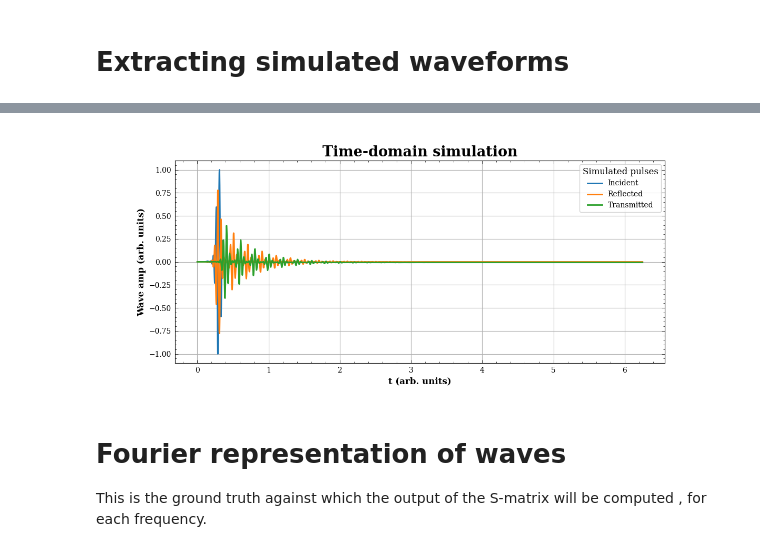
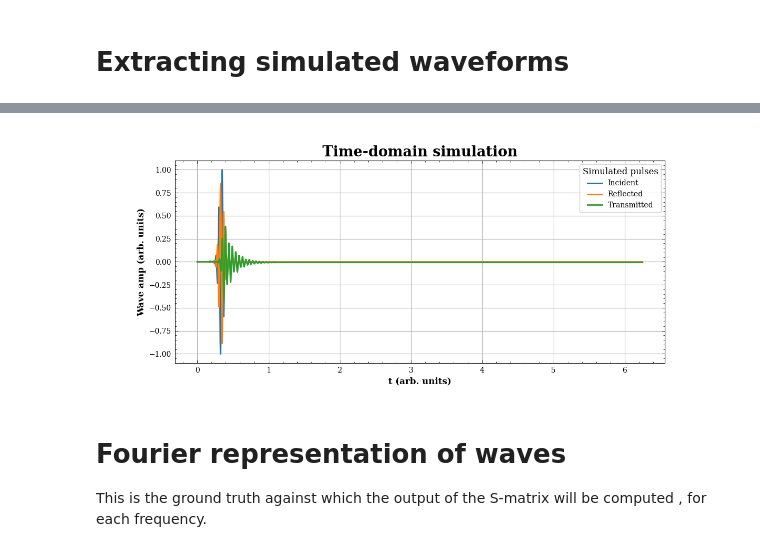
Before and after one commit to feasible-io/smaddali-utils, a Jupyter notebook: scattering/smatrix.ipynb, the cells around one changed output, grey strips where cells are left out. Drawn from its saved outputs; the diff is of its cells as text; code cells hidden in the pictures.

```diff
--- a/scattering/smatrix.ipynb
+++ b/scattering/smatrix.ipynb
@@ -21,6 +61,6 @@ import smatrix as smat
 # %%
 num_grid_points = 8000
-stack_thickness = 0.1
+stack_thickness = 0.025
 num_steps = 100000
 
 # pulse details
@@ -79,6 +120,7 @@ with plt.style.context( '~/Templates/custom.mplstyle' ):
     plt.grid()
     plt.legend( title='Simulated measurements' )
     plt.title( 'Wave simulation - free space' )
+    plt.show()
 
-incident_wave = waves[0]
+incident_wave = np.array( waves[0] )
 # %% [output]
@@ -88,6 +130,13 @@ incident_wave = waves[0]
 # %%
-stack_materials = [ [ 1. ]*2, [ 8., 1. ], [ 1. ]*2 ]
-stack_layers = [ 'air', 'block', 'air' ]
+# one-layer stack
+stack_materials = [ [ 1, 1 ], [ 8., 1. ],  [ 8., 1. ], [ 1, 1 ] ]
+stack_layers = [ 'air', 'block1', 'block2', 'air' ]
+
+# # two-layer stack
+# stack_materials = [ [ 1, 1 ], [ 2., 0.75 ], [ 3., 2. ], [ 1, 1 ] ]
+# stack_layers = [ 'air', 'block1', 'block2', 'air' ]
+
+
 interface_locations = list( np.linspace( -stack_thickness/2, stack_thickness/2, len( stack_layers )-1 ) )
 interface_locations.insert( 0, -0.5 )
 interface_locations.append( 0.5 )
@@ -101,6 +150,7 @@ for l, m, left, right in zip( stack_layers, stack_materials, interface_locations
 
 sim = Simulator.Simulator( num_grid_points=num_grid_points, stack=stack )
 sim.AddWaveform( initial )
+plt.figure(); sim.SetUpPlot( figsize=( 12, 4 ) )
 sim.SetUpMonitors( [ -stack_thickness/2, stack_thickness/2 ], visualization=True )
 sim.Run( visualize=False, n_iters=num_steps ) #, filename='demo.mp4' )
 # %% [output]
@@ -113,7 +164,7 @@ sim.Run( visualize=False, n_iters=num_steps ) #, filename='demo.mp4' )
 # %% [markdown]
 # Extracting simulated waveforms
 # %%
-waves_measured = [ val for _, val in sim.monitors.items() ]
+waves_measured = [ np.array( val ) for _, val in sim.monitors.items() ]
 wave_reflected = [ a-b for a, b in zip( waves_measured[0], incident_wave ) ]
 energy = []
 with plt.style.context( '~/Templates/custom.mplstyle' ):
@@ -140,4 +191,4 @@ logger.info( f'Energy conservation error: {error*100.:.7f}%' )
-[figure, old version]
+[figure, new version]
 # %%
 speed, density = zip( *stack_materials )
 Z = np.array( [ a*b for a, b in zip( speed, density ) ] ) # acoustic impedances
```
Also changed, not shown: parts of 21 cells of this notebook, 2 other files.
